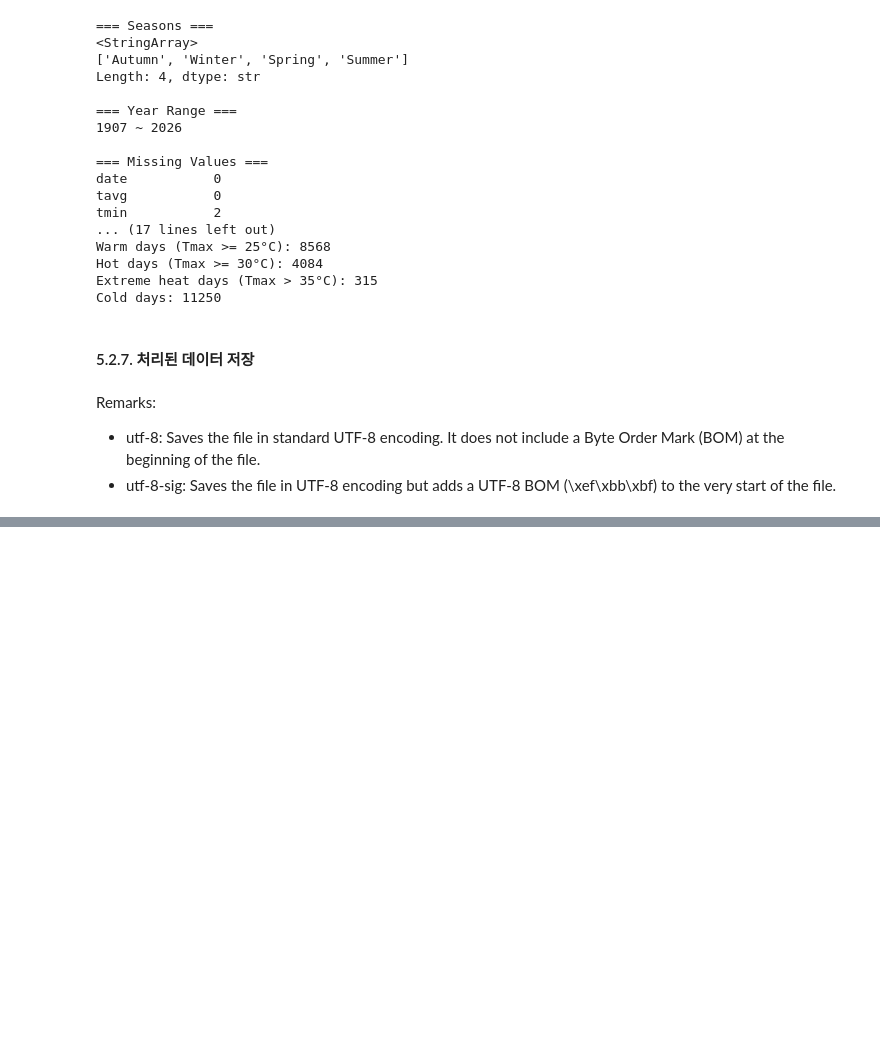
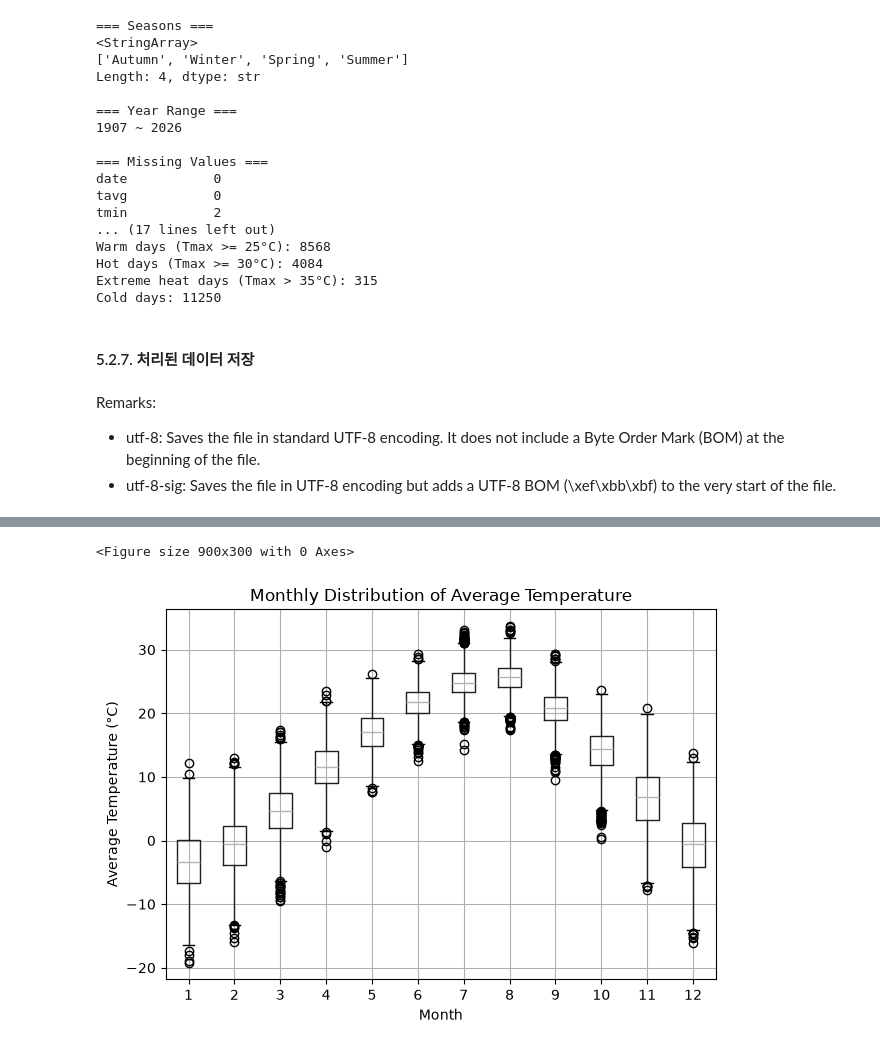
Before and after one commit to freepoincare/time-series-data-analysis, a Jupyter notebook: notebooks/1_EDA_preprocessing.ipynb, the cells around one changed output, grey strips where cells are left out. Saved outputs shown, nothing was run; the diff lists cells and outputs as text; code cells hidden in the pictures; blank space fills up the shorter version.

```diff
--- a/notebooks/1_EDA_preprocessing.ipynb
+++ b/notebooks/1_EDA_preprocessing.ipynb
@@ -678,0 +742,12 @@ Remarks:
+# %%
+plt.figure(figsize=(9, 3))
+df2.boxplot(column="tavg", by="month")
+plt.xlabel("Month")
+plt.ylabel("Average Temperature (°C)")
+plt.title("Monthly Distribution of Average Temperature")
+plt.suptitle("")
+plt.tight_layout()
+plt.show()
+# %% [output]
+<Figure size 900x300 with 0 Axes>
+[figure, added]
```
Also changed, not shown: parts of 10 cells of this notebook.
